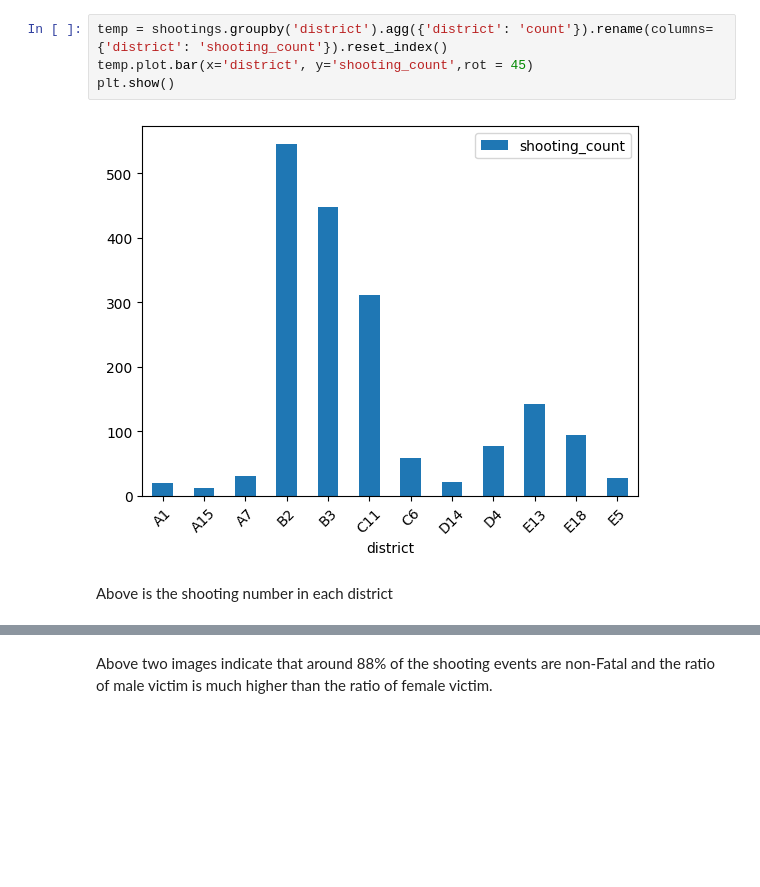
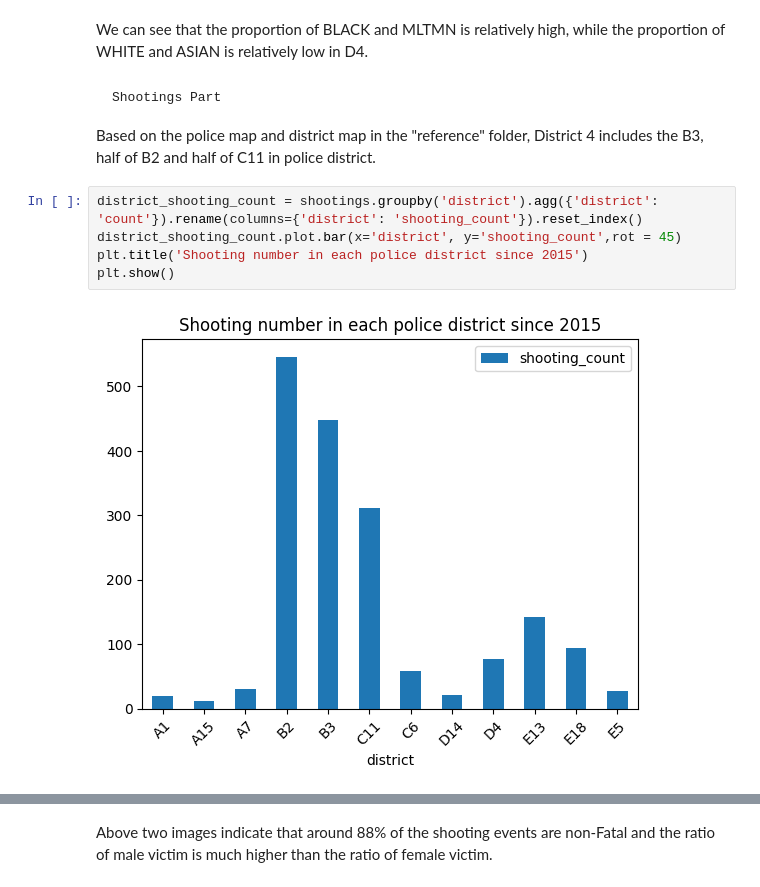
Before and after one commit to BU-Spark/ds-councilor-worrell-gun-violence, a Jupyter notebook: spring23-team-2/deliverables/deliverables 1/pattern.ipynb, the cells around one changed output, grey strips where cells are left out. Saved outputs shown, nothing was run; the diff lists cells and outputs as text; blank space fills up the shorter version.

Commit message:
revised the shape and shooting plots; reorganized

```diff
--- a/spring23-team-2/deliverables/deliverables 1/pattern.ipynb
+++ b/spring23-team-2/deliverables/deliverables 1/pattern.ipynb
@@ -29,8 +49,12 @@ transactions = pd.read_csv('../../data/Firearms Dealer transactions.csv')
+# %% [markdown]
+We can see that the proportion of BLACK and MLTMN is relatively high, while the proportion of WHITE and ASIAN is relatively low in D4.
+# %% [markdown]
+    Shootings Part
+Based on the police map and district map in the "reference" folder, District 4 includes the B3, half of B2 and half of C11 in police district.
 # %%
-temp = shootings.groupby('district').agg({'district': 'count'}).rename(columns={'district': 'shooting_count'}).reset_index()
-temp.plot.bar(x='district', y='shooting_count',rot = 45)
+district_shooting_count = shootings.groupby('district').agg({'district': 'count'}).rename(columns={'district': 'shooting_count'}).reset_index()
+district_shooting_count.plot.bar(x='district', y='shooting_count',rot = 45)
+plt.title('Shooting number in each police district since 2015')
 plt.show()
 # %% [output]
-[figure, old version]
+[figure, new version]
-# %% [markdown]
-Above is the shooting number in each district
```
Also changed, not shown: parts of 23 cells of this notebook, 2 other files.
